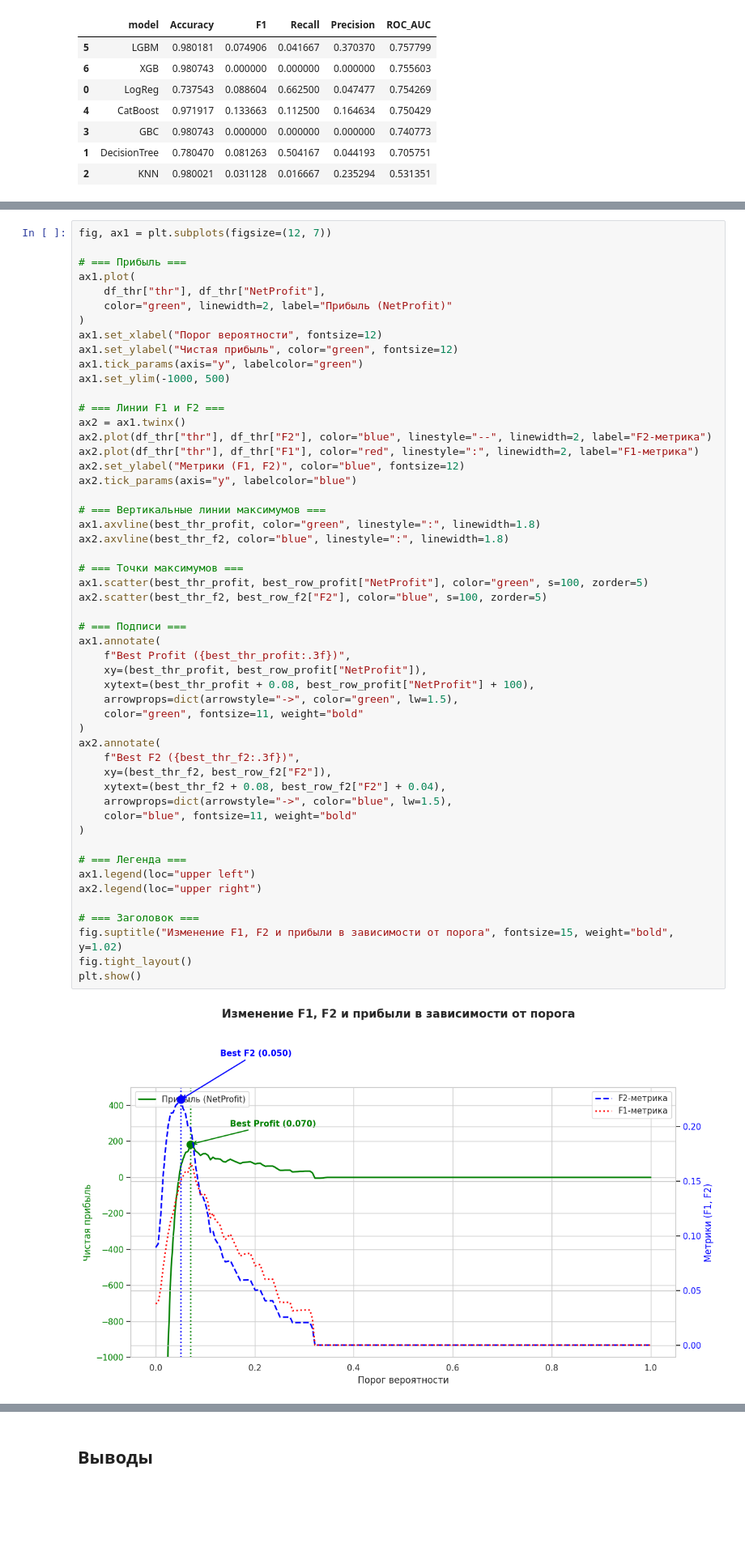
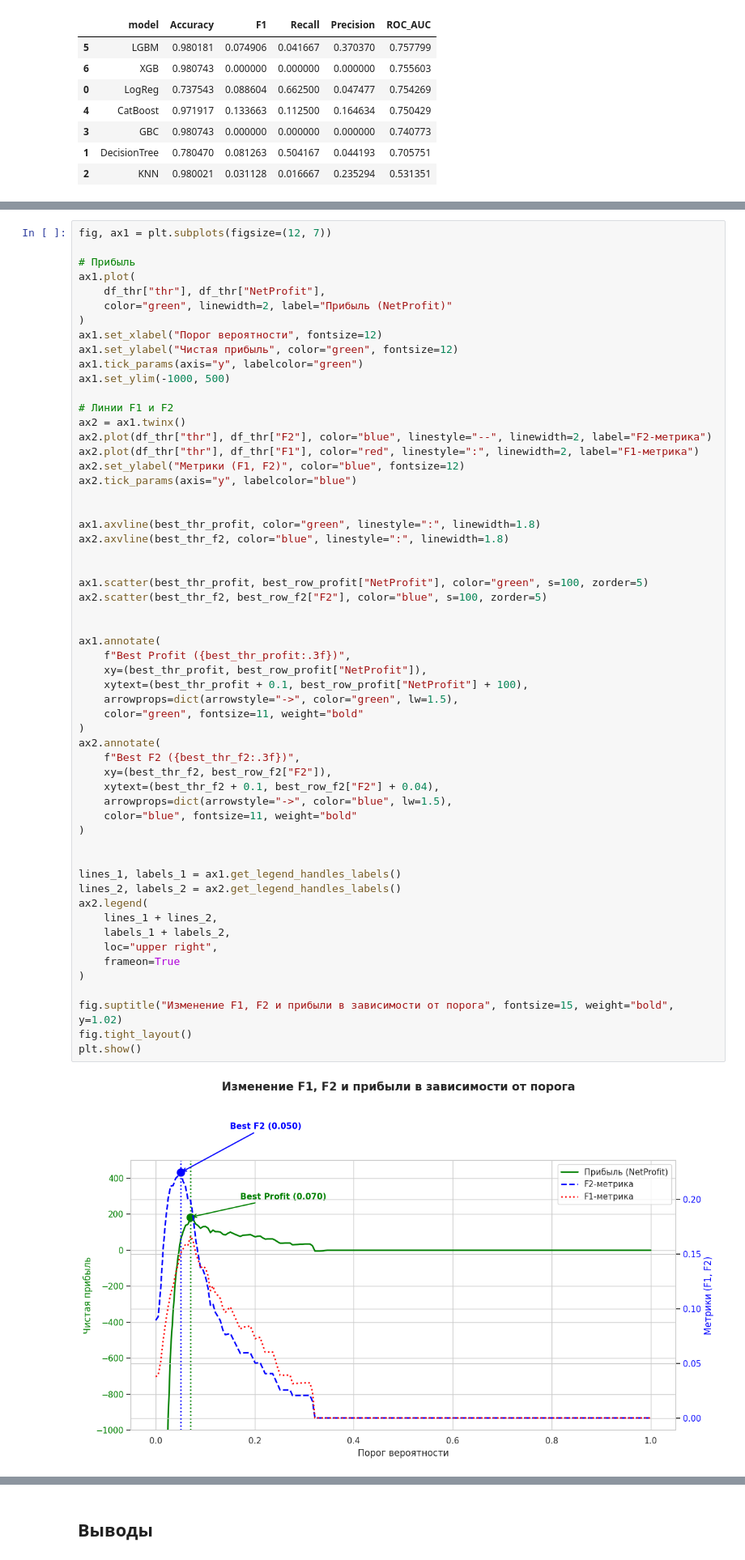
Before and after one commit to 104pdp/marketing, a Jupyter notebook: Marketing_Zhuravel.ipynb, the cells around one changed output, grey strips where cells are left out. Shown at 81% size. Cells and saved outputs as stored; diff of their text form; blank space fills up the shorter version.

```diff
--- a/Marketing_Zhuravel.ipynb
+++ b/Marketing_Zhuravel.ipynb
@@ -1279,7 +1313,7 @@ print(f" TP={best_row_profit['TP']}, FP={best_row_profit['FP']}, NetProfit={best
 # %%
 fig, ax1 = plt.subplots(figsize=(12, 7))
 
-# === Прибыль ===
+# Прибыль
 ax1.plot(
     df_thr["thr"], df_thr["NetProfit"],
     color="green", linewidth=2, label="Прибыль (NetProfit)"
@@ -1289,47 +1323,52 @@ ax1.set_ylabel("Чистая прибыль", color="green", fontsize=12)
 ax1.tick_params(axis="y", labelcolor="green")
 ax1.set_ylim(-1000, 500)
 
-# === Линии F1 и F2 ===
+# Линии F1 и F2
 ax2 = ax1.twinx()
 ax2.plot(df_thr["thr"], df_thr["F2"], color="blue", linestyle="--", linewidth=2, label="F2-метрика")
 ax2.plot(df_thr["thr"], df_thr["F1"], color="red", linestyle=":", linewidth=2, label="F1-метрика")
 ax2.set_ylabel("Метрики (F1, F2)", color="blue", fontsize=12)
 ax2.tick_params(axis="y", labelcolor="blue")
 
-# === Вертикальные линии максимумов ===
+
 ax1.axvline(best_thr_profit, color="green", linestyle=":", linewidth=1.8)
 ax2.axvline(best_thr_f2, color="blue", linestyle=":", linewidth=1.8)
 
-# === Точки максимумов ===
+
 ax1.scatter(best_thr_profit, best_row_profit["NetProfit"], color="green", s=100, zorder=5)
 ax2.scatter(best_thr_f2, best_row_f2["F2"], color="blue", s=100, zorder=5)
 
-# === Подписи ===
+
 ax1.annotate(
     f"Best Profit ({best_thr_profit:.3f})",
     xy=(best_thr_profit, best_row_profit["NetProfit"]),
-    xytext=(best_thr_profit + 0.08, best_row_profit["NetProfit"] + 100),
+    xytext=(best_thr_profit + 0.1, best_row_profit["NetProfit"] + 100),
     arrowprops=dict(arrowstyle="->", color="green", lw=1.5),
     color="green", fontsize=11, weight="bold"
 )
 ax2.annotate(
     f"Best F2 ({best_thr_f2:.3f})",
     xy=(best_thr_f2, best_row_f2["F2"]),
-    xytext=(best_thr_f2 + 0.08, best_row_f2["F2"] + 0.04),
+    xytext=(best_thr_f2 + 0.1, best_row_f2["F2"] + 0.04),
     arrowprops=dict(arrowstyle="->", color="blue", lw=1.5),
     color="blue", fontsize=11, weight="bold"
 )
 
-# === Легенда ===
-ax1.legend(loc="upper left")
-ax2.legend(loc="upper right")
 
-# === Заголовок ===
+lines_1, labels_1 = ax1.get_legend_handles_labels()
+lines_2, labels_2 = ax2.get_legend_handles_labels()
+ax2.legend(
+    lines_1 + lines_2,
+    labels_1 + labels_2,
+    loc="upper right",
+    frameon=True
+)
+
 fig.suptitle("Изменение F1, F2 и прибыли в зависимости от порога", fontsize=15, weight="bold", y=1.02)
 fig.tight_layout()
 plt.show()
 # %% [output]
-[figure, old version]
+[figure, new version]
 # %% [markdown]
 Изменение F1, F2 и прибыли в зависимости от порога
 
```
Also changed, not shown: parts of 15 cells of this notebook.
